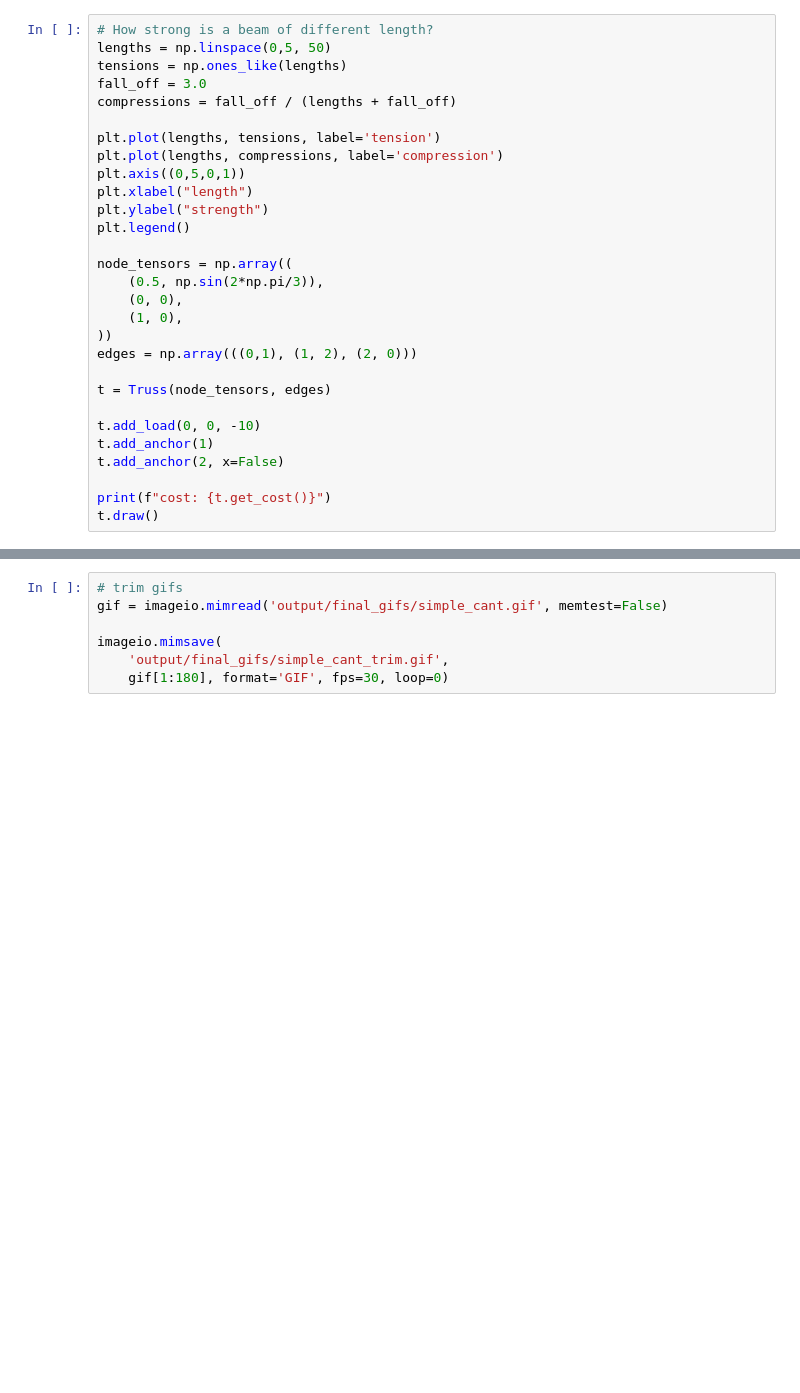
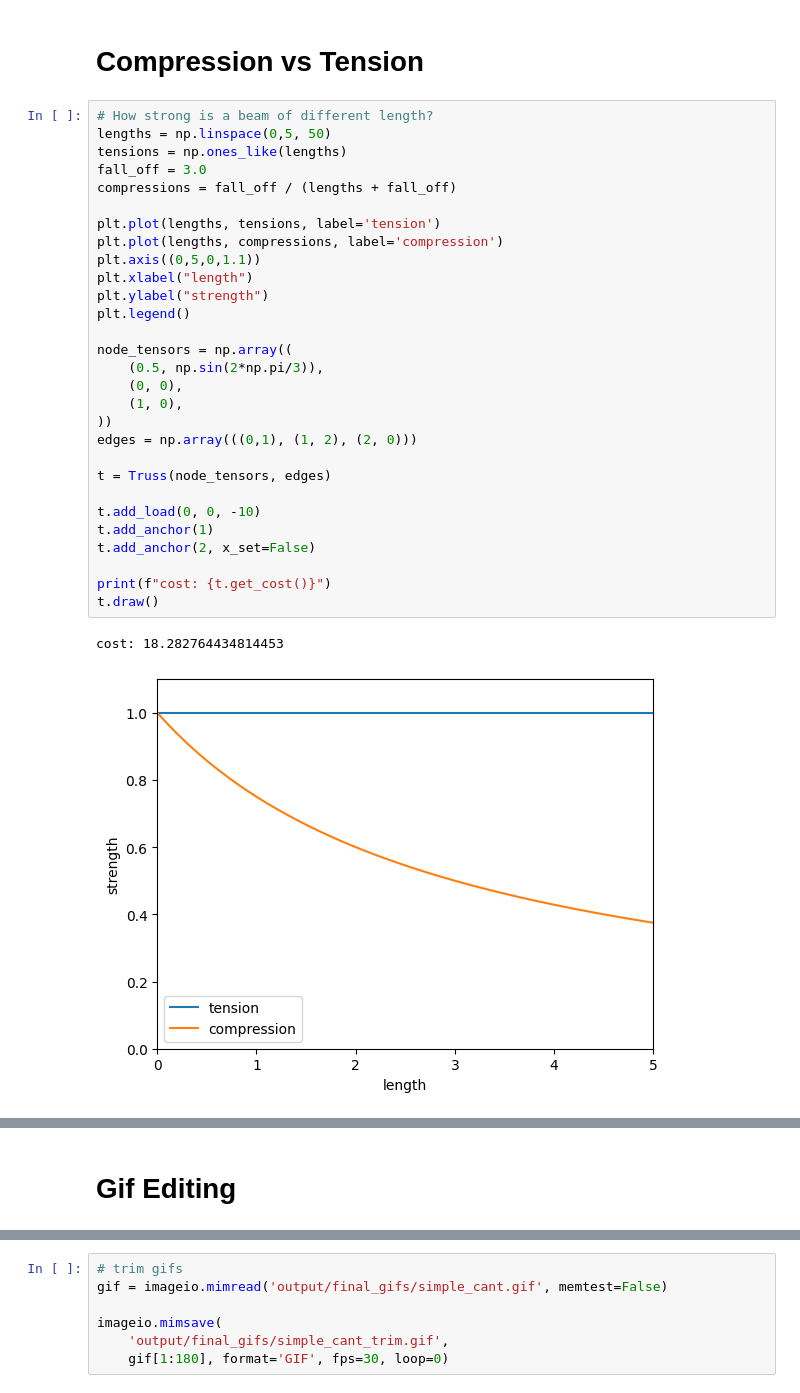
Before and after one commit to eschluntz/PytorchBridge, a Jupyter notebook: truss.ipynb, the cells around one changed output, grey strips where cells are left out. Saved outputs shown, nothing was run; the diff lists cells and outputs as text; blank space fills up the shorter version.

```diff
--- a/truss.ipynb
+++ b/truss.ipynb
@@ -443,29 +399,34 @@ assert all(forces > 2.0), "force should be among all beams"
+# %% [markdown]
+# Compression vs Tension
 # %%
 # How strong is a beam of different length?
 lengths = np.linspace(0,5, 50)
 tensions = np.ones_like(lengths)
 fall_off = 3.0
 compressions = fall_off / (lengths + fall_off)
 
 plt.plot(lengths, tensions, label='tension')
 plt.plot(lengths, compressions, label='compression')
-plt.axis((0,5,0,1))
+plt.axis((0,5,0,1.1))
 plt.xlabel("length")
 plt.ylabel("strength")
 plt.legend()
 
 node_tensors = np.array((
     (0.5, np.sin(2*np.pi/3)),
     (0, 0),
     (1, 0),
 ))
 edges = np.array(((0,1), (1, 2), (2, 0)))
 
 t = Truss(node_tensors, edges)
 
 t.add_load(0, 0, -10)
 t.add_anchor(1)
-t.add_anchor(2, x=False)
+t.add_anchor(2, x_set=False)
 
 print(f"cost: {t.get_cost()}")
 t.draw()
+# %% [output]
+cost: 18.282764434814453
+[figure, added]
@@ -472,3 +434,5 @@ t.draw()
+# %% [markdown]
+# Gif Editing
 # %%
 # saving gif example
 import matplotlib.pyplot as plt
```
Also changed, not shown: parts of 12 cells of this notebook, 2 other files.
